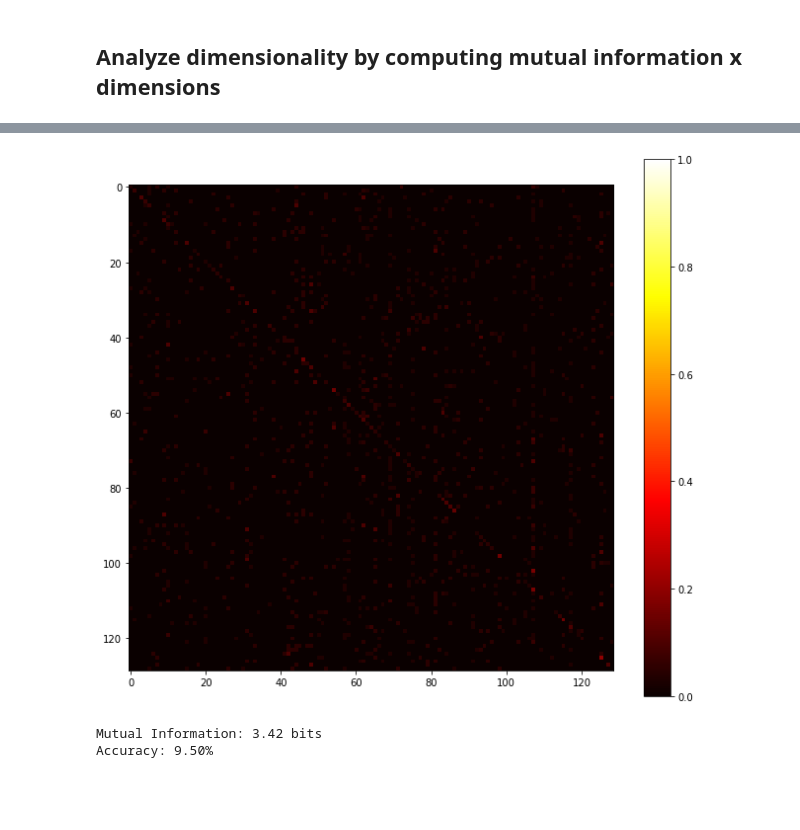
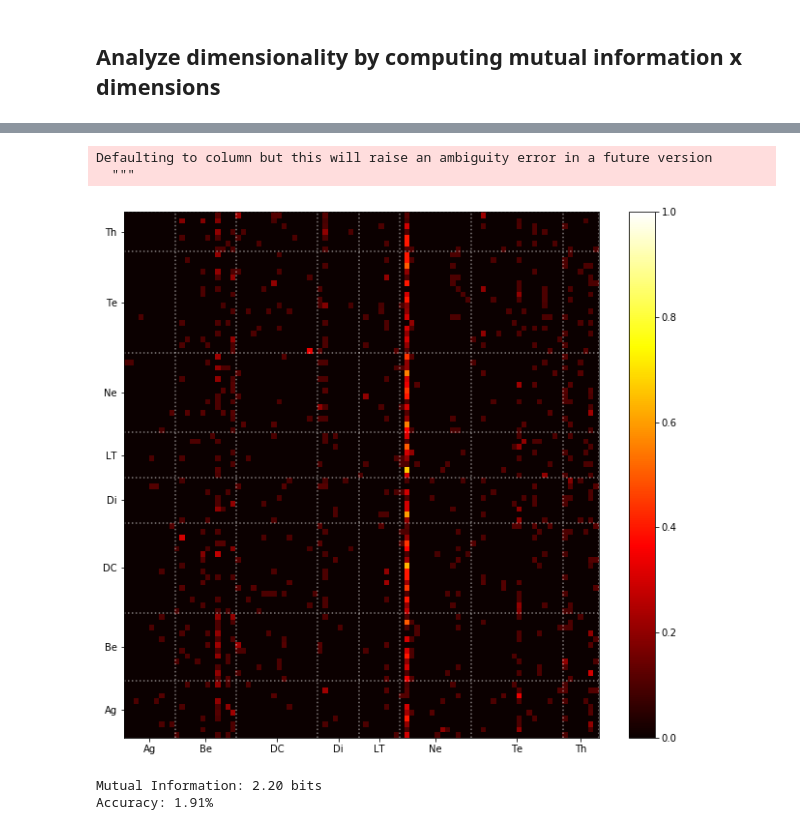
Before and after one commit to kevinyu/furry-guacamole, a Jupyter notebook: notebooks/Dimensionality.ipynb, the cells around one changed output, grey strips where cells are left out. Drawn from its saved outputs; the diff is of its cells as text; code cells hidden in the pictures; blank space fills up the shorter version.

```diff
--- a/notebooks/Dimensionality.ipynb
+++ b/notebooks/Dimensionality.ipynb
@@ -37,22 +41,2 @@ unit_table = table[table["unit"] == (2, 2)]
 # %%
 DIMS = [2, 3, 5, 8, 13, 21, 34]
-# %%
-def decode_after_pca(unit_table, template_column="stim", ndim=2):
-    pca = PCA(n_components=ndim)
-    # save the reduced representation of responses to "resp" column
-    unit_table["resp"] = pca.fit_transform(unit_table["psth"].tolist()).tolist()
-
-    templates = compute_templates(unit_table, template_column, "resp")
-
-    if "resp_template" in unit_table: unit_table.drop("resp_template", 1, inplace=True)
-    unit_table = unbias_templates(unit_table, templates, template_column, "resp")
-
-    compute_distance_to_templates.clear_cache()
-    distances = compute_distance_to_templates(unit_table, template_column, "resp")
-
-    unit_table = unit_table.sort_values(["call_type", "stim"])
-
-    actual = unit_table[template_column]
-    predicted = decode(unit_table, distances, template_column)
-
-    return generate_confusion_matrix(actual, predicted, joint=False)
@@ -59,8 +84,6 @@ def decode_after_pca(unit_table, template_column="stim", ndim=2):
 # %%
-MUTUAL_INFO = []
 for dim in DIMS:
     conf = decode_after_pca(unit_table, template_column="stim", ndim=dim)
     mutual_information = confusion.mutual_information(conf)
     print "{:.2f} bits at dim {}".format(mutual_information, dim)
-    MUTUAL_INFO.append(mutual_information)
 # %% [output]
@@ -84,7 +109,11 @@ Accuracy: 12.72%
+# %%
+unit_table = table[table["unit"] == (21, 1)]
+unit_table = unit_table.copy()
+unit_table = prepare(unit_table, "stim")
+unit_table["psth"] = unit_table["psth"].sample(frac=1).tolist()
 # %%
 for dim in DIMS:
-    unit_table["shuffled_label"] = unit_table["stim"].sample(frac=1).tolist()
-    conf = decode_after_pca(unit_table, template_column="shuffled_label", ndim=dim)
+    conf = decode_after_pca(unit_table, template_column="stim", ndim=dim)
     mutual_information = confusion.mutual_information(conf)
     print "{:.2f} bits at dim {}".format(mutual_information, dim)
 # %% [output]
@@ -97,11 +121,18 @@ for dim in DIMS:
 # %%
+barriers, labels, label_posititions = get_plotty_lines(unit_table)
 plt.figure(figsize=(11, 10))
-plt.imshow(conf, vmin=0.0, vmax=1.0, cmap="hot")
+plt.pcolormesh(conf, vmin=0.0, vmax=1.0, cmap="hot")
+plt.hlines(barriers, 0, barriers[-1], color="white", linestyles=":", alpha=0.5)
+plt.vlines(barriers, 0, barriers[-1], color="white", linestyles=":", alpha=0.5)
+plt.xticks(label_posititions, labels)
+plt.yticks(label_posititions, labels)
 plt.colorbar()
 plt.show()
 print "Mutual Information: {:.2f} bits".format(confusion.mutual_information(conf))
 print "Accuracy: {:.2f}%".format(confusion.accuracy(conf) * 100)
 # %% [output]
+Defaulting to column but this will raise an ambiguity error in a future version
+  """
-[figure, old version]
+[figure, new version]
-Mutual Information: 3.42 bits
-Accuracy: 9.50%
+Mutual Information: 2.20 bits
+Accuracy: 1.91%
```
Also changed, not shown: parts of 10 cells of this notebook, 6 other files.
